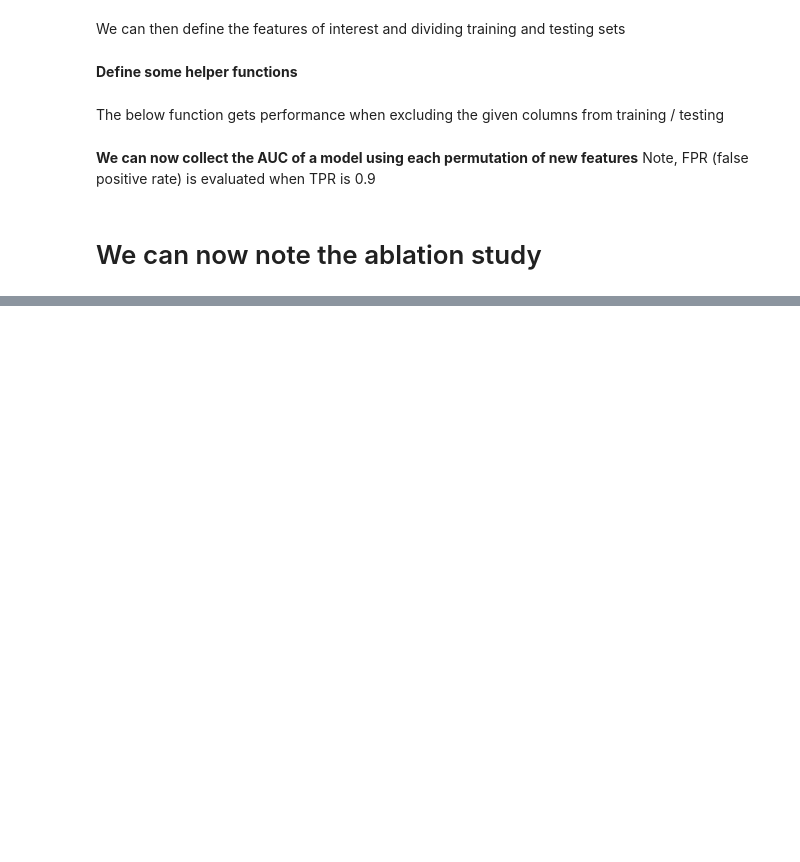
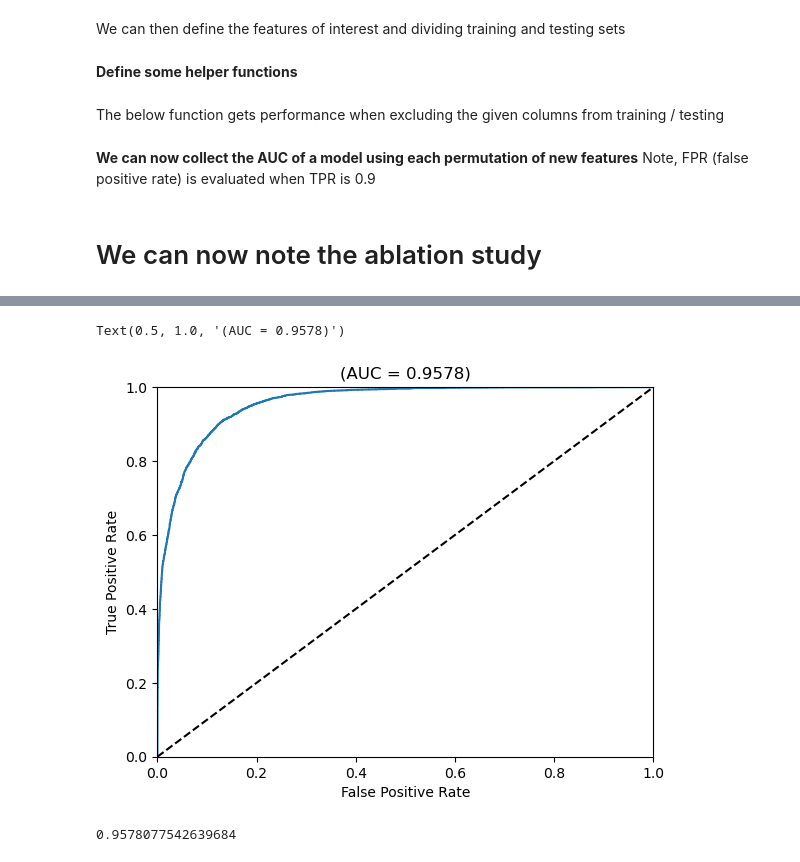
Before and after one commit to Ethadhani/spockUpdate, a Jupyter notebook: paper_plots/fillFactorTest.ipynb, the cells around one changed output, grey strips where cells are left out. Cells and saved outputs as stored; diff of their text form; code cells hidden in the pictures; blank space fills up the shorter version.

```diff
--- a/paper_plots/fillFactorTest.ipynb
+++ b/paper_plots/fillFactorTest.ipynb
@@ -109,0 +128,18 @@ ax.invert_yaxis()
+# %%
+roc_auc, fpr, tpr, ROCthresholds = ROC_curve(model, testX, testY)
+
+fig, ax = plt.subplots()
+ax.plot(fpr, tpr)
+ax.plot([0, 1], [0, 1], 'k--')
+ax.set_xlim([0.0, 1.0])
+ax.set_ylim([0.0, 1.0])
+ax.set_xlabel('False Positive Rate')
+ax.set_ylabel('True Positive Rate')
+ax.set_title('(AUC = {0:.4f})'.format(roc_auc))
+# %% [output]
+Text(0.5, 1.0, '(AUC = 0.9578)')
+[figure, added]
+# %%
+roc_auc
+# %% [output]
+0.9578077542639684
```
Also changed, not shown: parts of 6 cells of this notebook, 1 other file.
